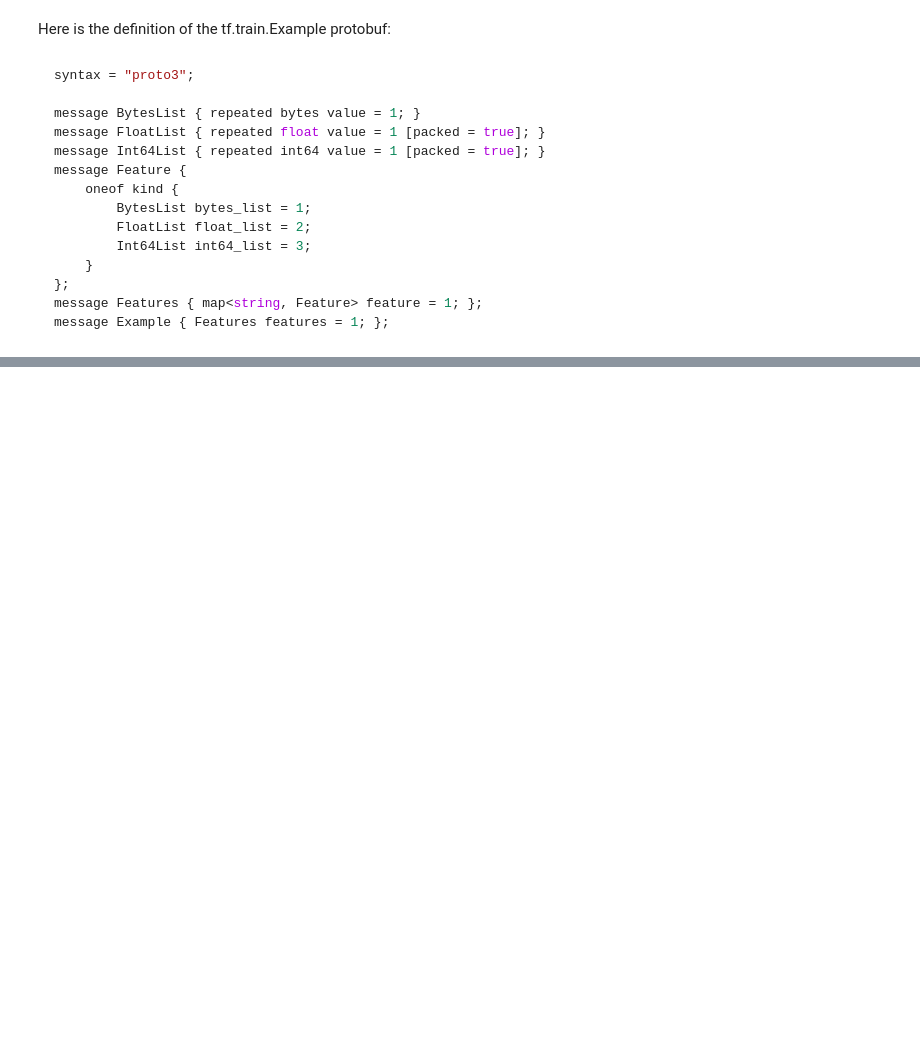
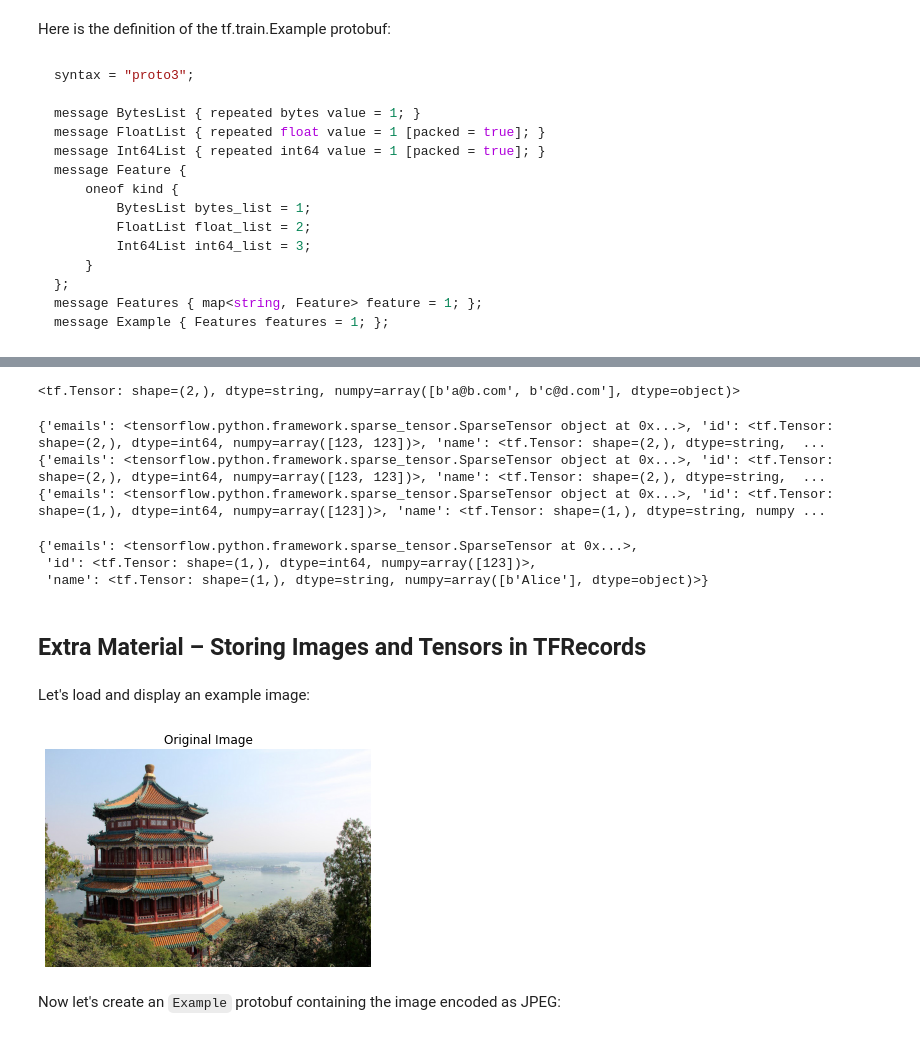
Before and after one commit to MrEktirir/ML_Works, a Jupyter notebook: Notebooks/chapter_13.ipynb, the cells around one changed output, grey strips where cells are left out. Cells and saved outputs as stored; diff of their text form; code cells hidden in the pictures; blank space fills up the shorter version.

Commit message:
Loading Parsing Examples
* Explained and implemented.
* For extra storing, parsing and loading executions for images explained and implemented.

```diff
--- a/Notebooks/chapter_13.ipynb
+++ b/Notebooks/chapter_13.ipynb
@@ -545,0 +575,38 @@ with tf.io.TFRecordWriter("my_contacts.tfrecord") as f:
+# %%
+tf.sparse.to_dense(parsed_example["emails"], default_value=b"")
+# %% [output]
+<tf.Tensor: shape=(2,), dtype=string, numpy=array([b'a@b.com', b'c@d.com'], dtype=object)>
+# %%
+def parse(serialized_examples):
+    return tf.io.parse_example(serialized_examples, feature_description)
+
+dataset = tf.data.TFRecordDataset(["my_contacts.tfrecord"]).batch(2).map(parse)
+for parsed_examples in dataset:
+    print(parsed_examples)  # two examples at a time
+# %% [output]
+{'emails': <tensorflow.python.framework.sparse_tensor.SparseTensor object at 0x...>, 'id': <tf.Tensor: shape=(2,), dtype=int64, numpy=array([123, 123])>, 'name': <tf.Tensor: shape=(2,), dtype=string,  ...
+{'emails': <tensorflow.python.framework.sparse_tensor.SparseTensor object at 0x...>, 'id': <tf.Tensor: shape=(2,), dtype=int64, numpy=array([123, 123])>, 'name': <tf.Tensor: shape=(2,), dtype=string,  ...
+{'emails': <tensorflow.python.framework.sparse_tensor.SparseTensor object at 0x...>, 'id': <tf.Tensor: shape=(1,), dtype=int64, numpy=array([123])>, 'name': <tf.Tensor: shape=(1,), dtype=string, numpy ...
+# %%
+parsed_examples
+# %% [output]
+{'emails': <tensorflow.python.framework.sparse_tensor.SparseTensor at 0x...>,
+ 'id': <tf.Tensor: shape=(1,), dtype=int64, numpy=array([123])>,
+ 'name': <tf.Tensor: shape=(1,), dtype=string, numpy=array([b'Alice'], dtype=object)>}
+# %% [markdown]
+## Extra Material – Storing Images and Tensors in TFRecords
+# %% [markdown]
+Let's load and display an example image:
+# %%
+import matplotlib.pyplot as plt
+from sklearn.datasets import load_sample_images
+
+img = load_sample_images()["images"][0]
+plt.imshow(img)
+plt.axis("off")
+plt.title("Original Image")
+plt.show()
+# %% [output]
+[figure, added]
+# %% [markdown]
+Now let's create an `Example` protobuf containing the image encoded as JPEG:
```
Also changed, not shown: parts of 13 cells of this notebook.
